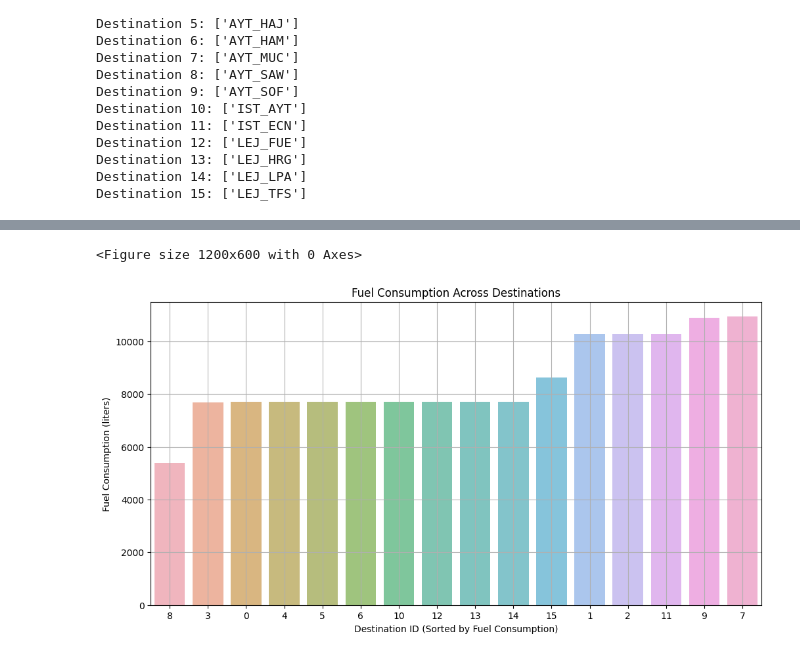
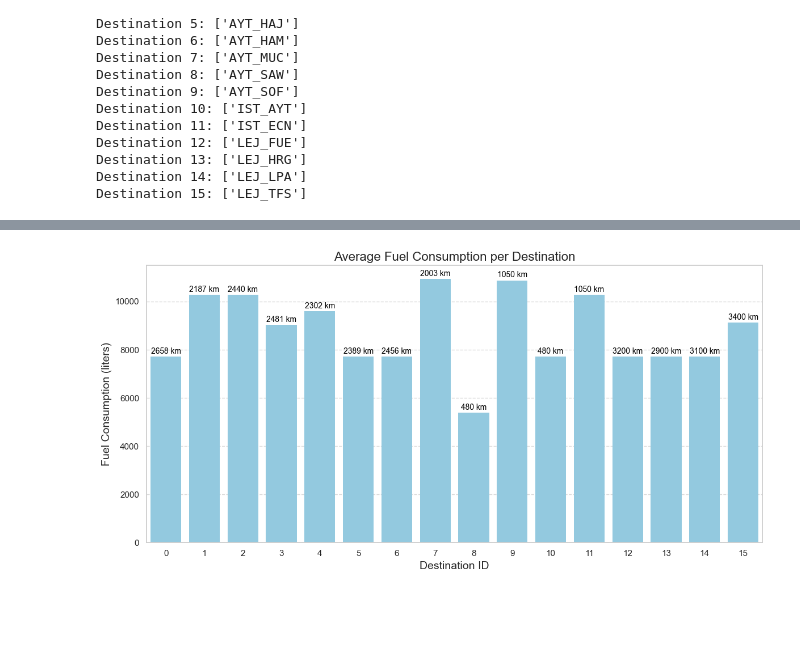
Before and after one commit to cagriertem/flight-fuel-consumption-regression-analysis, a Jupyter notebook: flight fuel consumption regression analysis.ipynb, the cells around one changed output, grey strips where cells are left out. Drawn from its saved outputs; the diff is of its cells as text; code cells hidden in the pictures; blank space fills up the shorter version.

```diff
--- a/flight fuel consumption regression analysis.ipynb
+++ b/flight fuel consumption regression analysis.ipynb
@@ -139,4 +276,5 @@ Destination 15: ['LEJ_TFS']
 # %%
 # Drop the original airport pair column
 df.drop(columns=["airport_pair"], inplace=True)
-df.drop(columns=["Fl. Nb", "No"], inplace = True)
+df.drop(columns=["No"], inplace = True)
+df.drop(columns=["Aircraft Type"], inplace = True)
@@ -218,0 +388,14 @@ df
+# %%
+import matplotlib.pyplot as plt
+import seaborn as sns
+
+# Set style
+sns.set(style="whitegrid")
+
+# Plot speed distribution
+plt.figure(figsize=(8, 5))
+sns.histplot(df['speed_km/h'], bins=30, kde=True)
+plt.title('Distribution of Flight Speeds (km/h)')
+plt.xlabel('Speed (km/h)')
+plt.ylabel('Frequency')
+plt.show()
@@ -218,0 +462,2 @@ df
+# %%
+df.drop(columns=["Fl. Nb", "adjusted"], inplace = True)
@@ -240,18 +611,35 @@ plt.show()
 # %%
-plt.figure(figsize=(12, 6))
+import matplotlib.pyplot as plt
+import seaborn as sns
 
-# Calculate the mean fuel consumption per destination and sort it
-sorted_dest = df.groupby('destination_id')['fuel_consumption'].mean().sort_values().index
+# Aggregate data: average fuel consumption and distance per destination
+agg_df = df.groupby('destination_id').agg({
+    'fuel_consumption': 'mean',
+    'distance_km': 'mean'
+}).reset_index()
 
 plt.figure(figsize=(12, 6))
 
-sns.barplot(x=pd.Categorical(df['destination_id'], categories=sorted_dest, ordered=True),
-            y=df['fuel_consumption'], alpha=0.7, errorbar=None)
-plt.xlabel('Destination ID (Sorted by Fuel Consumption)')
-plt.ylabel('Fuel Consumption (liters)')
-plt.title('Fuel Consumption Across Destinations')
-plt.grid(True)
+# Bar plot: average fuel consumption per destination
+sns.barplot(
+    data=agg_df,
+    x='destination_id',
+    y='fuel_consumption',
+    color='skyblue',
+    edgecolor='none'
+)
+
+# Add distance as labels on top of bars
+for i, row in agg_df.iterrows():
+    plt.text(i, row['fuel_consumption'] + 50, f"{int(row['distance_km'])} km",
+             ha='center', va='bottom', fontsize=10, color='black')
+
+# Titles and labels
+plt.title('Average Fuel Consumption per Destination', fontsize=16)
+plt.xlabel('Destination ID', fontsize=14)
+plt.ylabel('Fuel Consumption (liters)', fontsize=14)
+plt.grid(axis='y', linestyle='--', alpha=0.7)
+plt.tight_layout()
 plt.show()
 # %% [output]
-<Figure size 1200x600 with 0 Axes>
-[figure, old version]
+[figure, new version]
```
Also changed, not shown: parts of 68 cells of this notebook.
